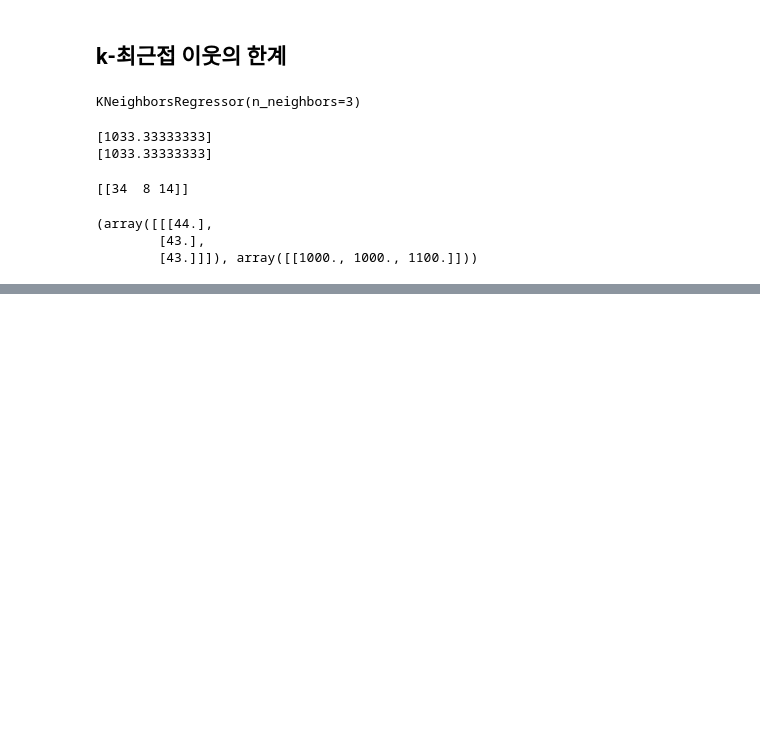
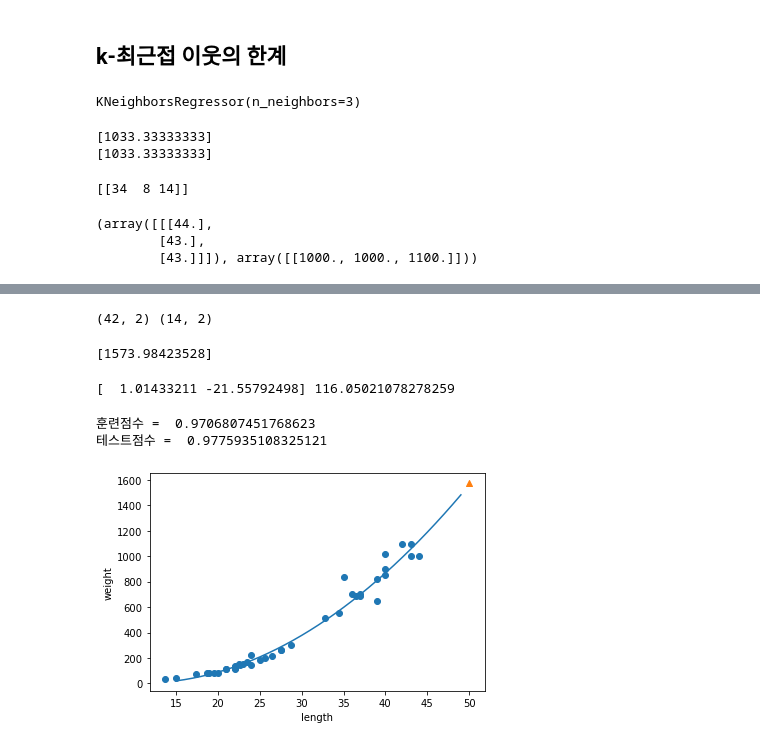
Before and after one commit to Hyunju-Cho/javaNpython, a Jupyter notebook: mldl_work/ex0718/ex02.ipynb, the cells around one changed output, grey strips where cells are left out. Saved outputs shown, nothing was run; the diff lists cells and outputs as text; code cells hidden in the pictures; blank space fills up the shorter version.

```diff
--- a/mldl_work/ex0718/ex02.ipynb
+++ b/mldl_work/ex0718/ex02.ipynb
@@ -51,0 +106,36 @@ plt.show()
+# %%
+#column_stack 함수는 열 방향으로 배열을 합쳐줌
+train_poly=np.column_stack((train_input**2,train_input)) # 2차 방정식을 구하기 위해서 길이를 제곱한 항을 추가
+test_poly=np.column_stack((test_input**2,test_input))
+# %%
+print(train_poly.shape, test_poly.shape)
+# %% [output]
+(42, 2) (14, 2)
+# %%
+lr=LinearRegression()
+lr.fit(train_poly,train_target)
+
+print(lr.predict([[50**2,50]]))
+# %% [output]
+[1573.98423528]
+# %%
+print(lr.coef_,lr.intercept_) #2차 방정식의 이차항 계수가 1.014, 일차항의 계수가 -21.5579...를 의미 -> y=1.014x^2-21.5579x+116.05
+# %% [output]
+[  1.01433211 -21.55792498] 116.05021078278259
+# %%
+#약간의 과소적합이 있지만 선형 회귀보다는 나아짐
+print("훈련점수 = ",lr.score(train_poly,train_target))
+print("테스트점수 = ",lr.score(test_poly,test_target))
+# %% [output]
+훈련점수 =  0.9706807451768623
+테스트점수 =  0.9775935108325121
+# %%
+point = np.arange(15, 50) # 15에서 49까지 정수 배열
+plt.scatter(train_input, train_target)
+plt.plot(point, 1.01*point**2 - 21.6*point + 116.05) #15~49 2차 방정식 그래프
+plt.scatter([50], lr.predict([[50**2,50]]), marker='^')# 50cm 농어 데이터
+plt.xlabel('length')
+plt.ylabel('weight')
+plt.show()
+# %% [output]
+[figure, added]
```
Also changed, not shown: parts of 12 cells of this notebook.
